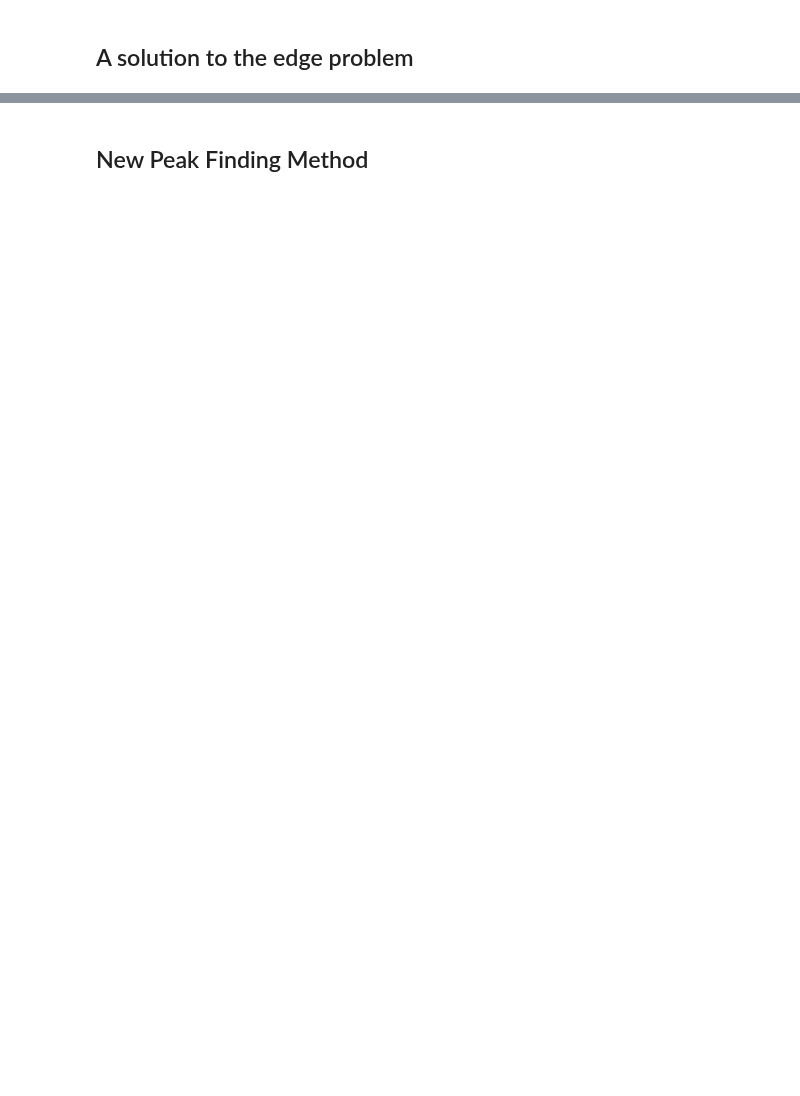
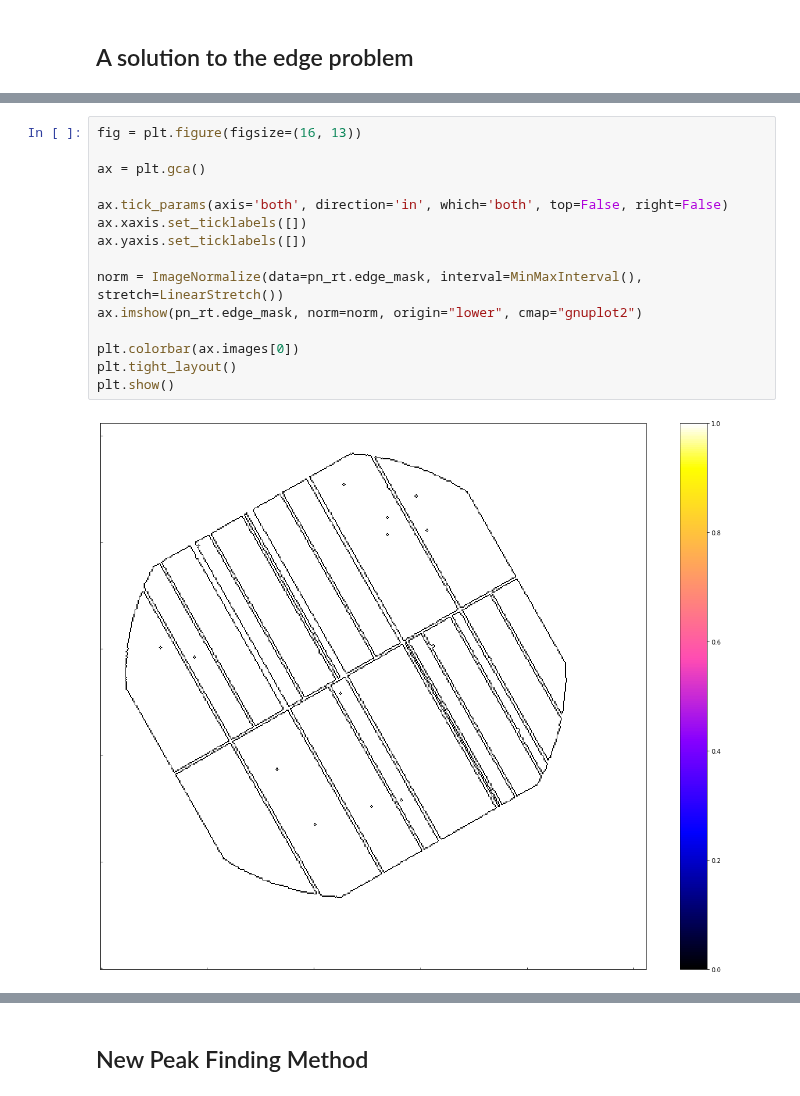
Before and after one commit to DavidT3/XGA, a Jupyter notebook: docs/source/notebooks/techniques/hierarchical_clustering_peak_finding.ipynb, the cells around one changed output, grey strips where cells are left out. Cells and saved outputs as stored; diff of their text form; blank space fills up the shorter version.

```diff
--- a/docs/source/notebooks/techniques/hierarchical_clustering_peak_finding.ipynb
+++ b/docs/source/notebooks/techniques/hierarchical_clustering_peak_finding.ipynb
@@ -131,0 +100,17 @@ plt.show()
+# %%
+fig = plt.figure(figsize=(16, 13))
+
+ax = plt.gca()
+
+ax.tick_params(axis='both', direction='in', which='both', top=False, right=False)
+ax.xaxis.set_ticklabels([])
+ax.yaxis.set_ticklabels([])
+
+norm = ImageNormalize(data=pn_rt.edge_mask, interval=MinMaxInterval(), stretch=LinearStretch())
+ax.imshow(pn_rt.edge_mask, norm=norm, origin="lower", cmap="gnuplot2")
+
+plt.colorbar(ax.images[0])
+plt.tight_layout()
+plt.show()
+# %% [output]
+[figure, added]
```
Also changed, not shown: parts of 39 cells of this notebook, 1 other file.
